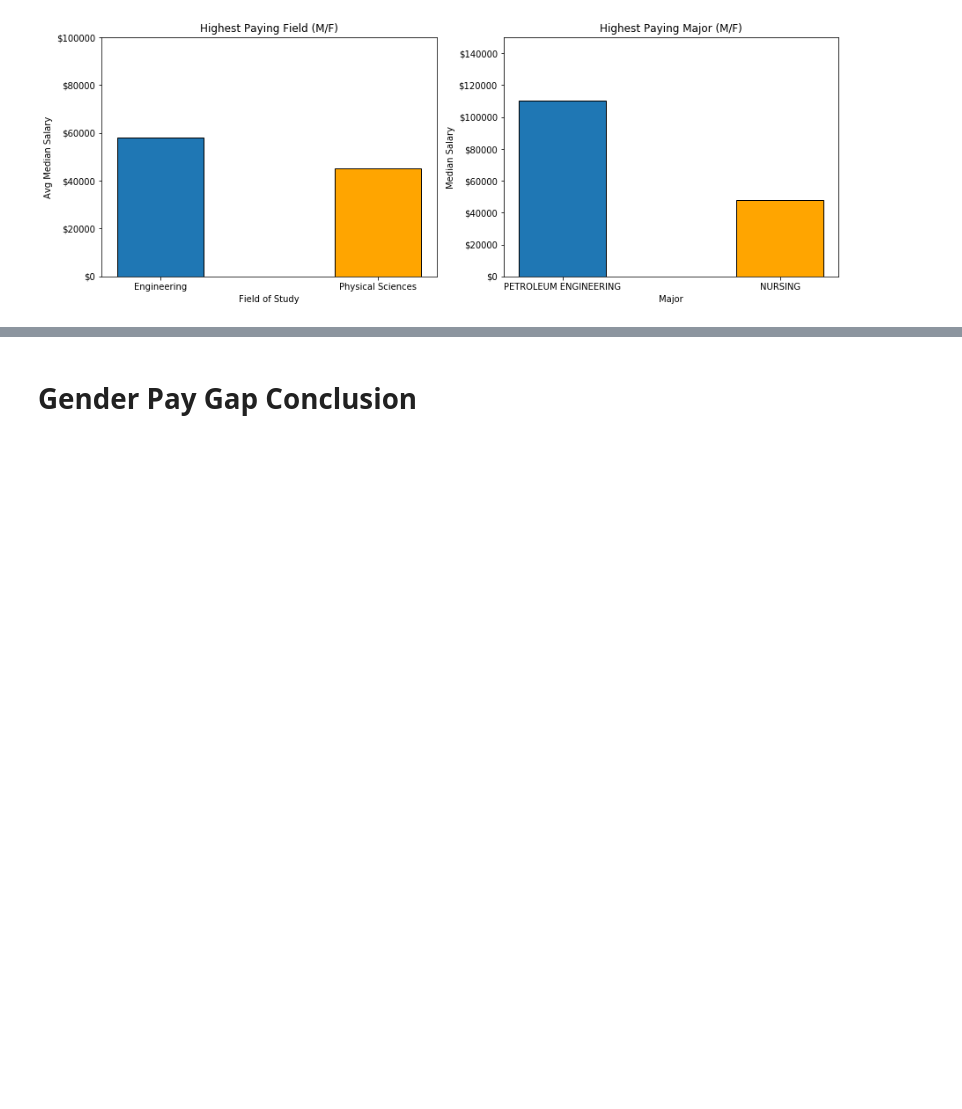
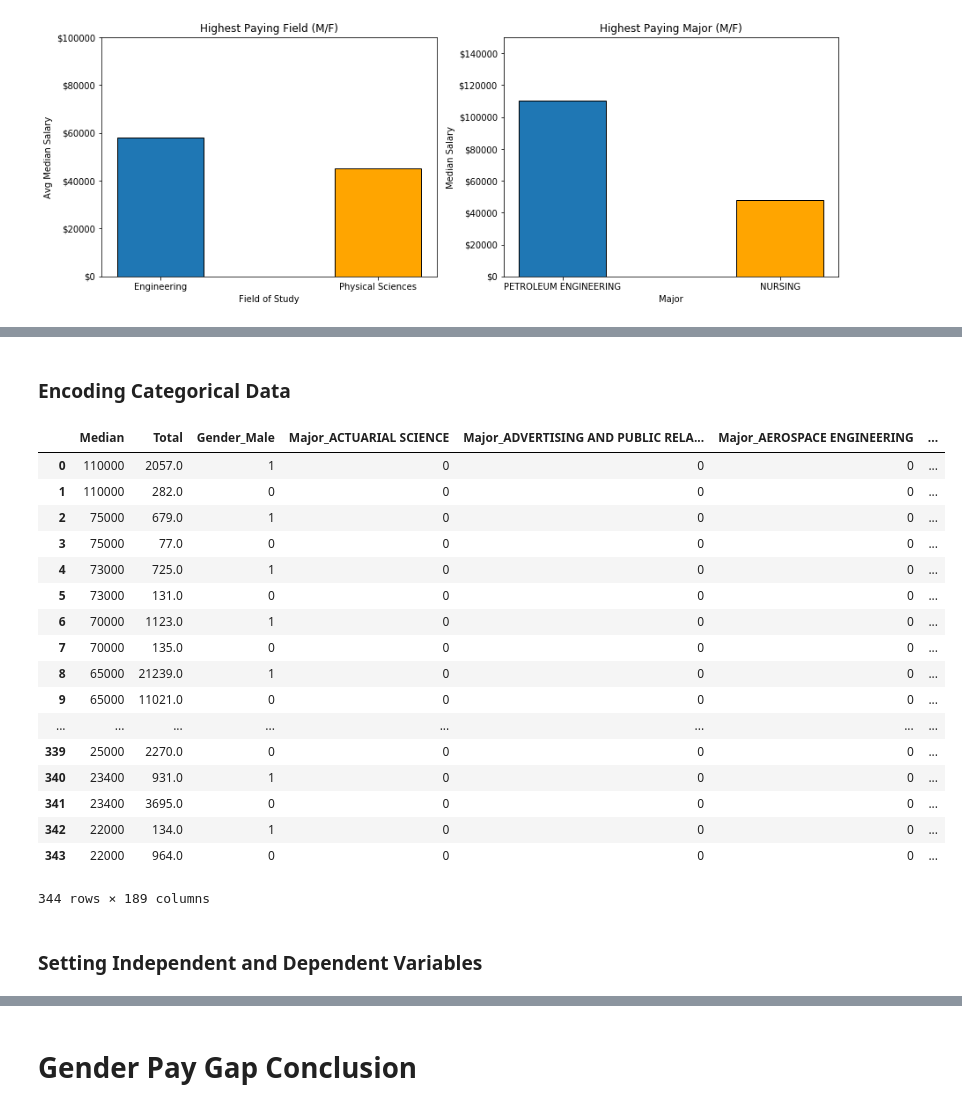
Before and after one commit to WesCodes/The-Gender-Pay-Gap-Analyzing-Earning-Based-on-College-Majors, a Jupyter notebook: The Gender Pay Gap — Analyzing Earning Based on College Majors.ipynb, the cells around one changed output, grey strips where cells are left out. Drawn from its saved outputs; the diff is of its cells as text; code cells hidden in the pictures; blank space fills up the shorter version.

```diff
--- a/The Gender Pay Gap — Analyzing Earning Based on College Majors.ipynb
+++ b/The Gender Pay Gap — Analyzing Earning Based on College Majors.ipynb
@@ -721,0 +724,18 @@ More and more do we see the effect of career choices on the gender pay gap. The
+# %%
+# the columns to use for the regression
+mod_recent_grads = pd.DataFrame(columns = ["Median", "Gender", "Total","Major", "Major_category"])
+
+row = 0 # the row num of recent_grads
+new_row = 0 # the row num of new data table
+
+while row < len(recent_grads): # loop to have a row for male and female
+    male_row = recent_grads.iloc[row]
+    female_row = recent_grads.iloc[row]
+
+    mod_recent_grads.loc[new_row] = male_row
+    mod_recent_grads.loc[new_row + 1] = female_row
+
+    new_row += 2
+    row += 1
+
+mod_recent_grads
@@ -721,0 +761,4 @@ More and more do we see the effect of career choices on the gender pay gap. The
+# %%
+# to fill the NaN values in the Gender column
+mod_recent_grads["Gender"] = ["Male", "Female"] * len(recent_grads)
+mod_recent_grads
@@ -721,0 +784,13 @@ More and more do we see the effect of career choices on the gender pay gap. The
+# %%
+# correct the values in the total column
+gender_amount = np.array([])
+
+for i in range(len(recent_grads)):
+    male_amount = recent_grads.iloc[i]["Men"] # the number of men in the major
+    female_amount = recent_grads.iloc[i]["Women"] # the number of women in the major
+
+    gender_amount = np.append(gender_amount, male_amount)
+    gender_amount = np.append(gender_amount, female_amount)
+
+mod_recent_grads["Total"] = gender_amount
+mod_recent_grads
@@ -721,0 +816,29 @@ More and more do we see the effect of career choices on the gender pay gap. The
+# %% [markdown]
+### Encoding Categorical Data
+# %%
+# one hot encode columns with categorical data
+mod_recent_grads = pd.get_dummies(mod_recent_grads,
+                                  columns = ["Gender","Major", "Major_category"],
+                                  drop_first = True)
+mod_recent_grads
+# %% [output]
+|  | Median | Total | Gender_Male | Major_ACTUARIAL SCIENCE | Major_ADVERTISING AND PUBLIC RELA... | Major_AEROSPACE ENGINEERING | ... |
+| 0 | 110000 | 2057.0 | 1 | 0 | 0 | 0 | ... |
+| 1 | 110000 | 282.0 | 0 | 0 | 0 | 0 | ... |
+| 2 | 75000 | 679.0 | 1 | 0 | 0 | 0 | ... |
+| 3 | 75000 | 77.0 | 0 | 0 | 0 | 0 | ... |
+| 4 | 73000 | 725.0 | 1 | 0 | 0 | 0 | ... |
+| 5 | 73000 | 131.0 | 0 | 0 | 0 | 0 | ... |
+| 6 | 70000 | 1123.0 | 1 | 0 | 0 | 0 | ... |
+| 7 | 70000 | 135.0 | 0 | 0 | 0 | 0 | ... |
+| 8 | 65000 | 21239.0 | 1 | 0 | 0 | 0 | ... |
+| 9 | 65000 | 11021.0 | 0 | 0 | 0 | 0 | ... |
+| ... | ... | ... | ... | ... | ... | ... | ... |
+| 339 | 25000 | 2270.0 | 0 | 0 | 0 | 0 | ... |
+| 340 | 23400 | 931.0 | 1 | 0 | 0 | 0 | ... |
+| 341 | 23400 | 3695.0 | 0 | 0 | 0 | 0 | ... |
+| 342 | 22000 | 134.0 | 1 | 0 | 0 | 0 | ... |
+| 343 | 22000 | 964.0 | 0 | 0 | 0 | 0 | ... |
+344 rows × 189 columns
+# %% [markdown]
+### Setting Independent and Dependent Variables
```
Also changed, not shown: parts of 37 cells of this notebook.
